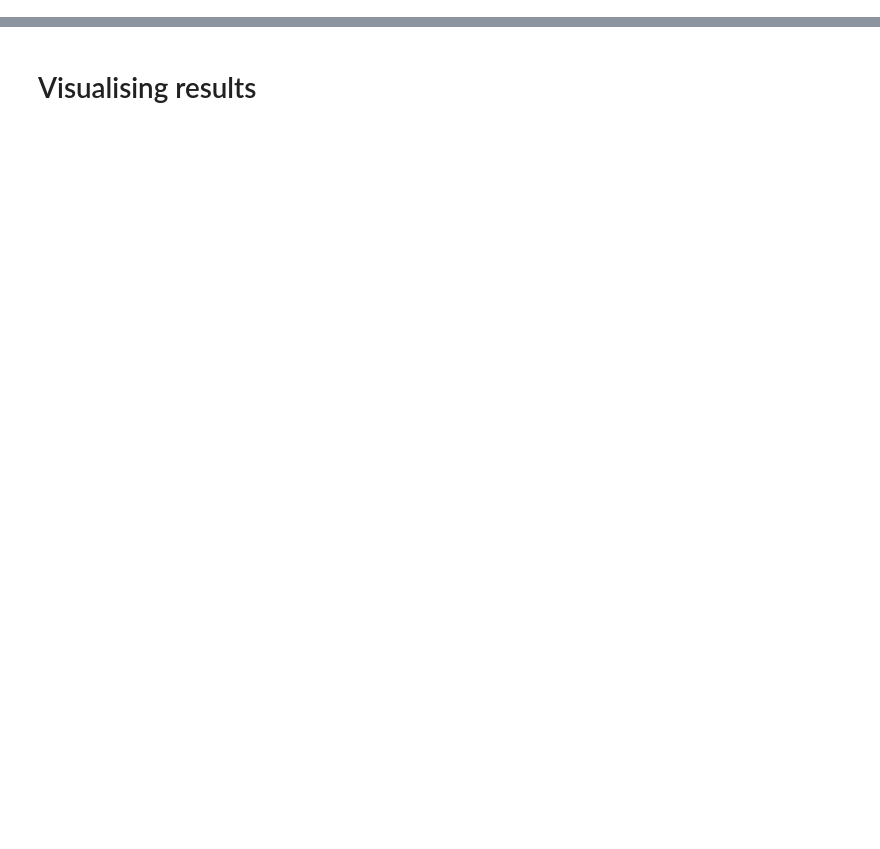
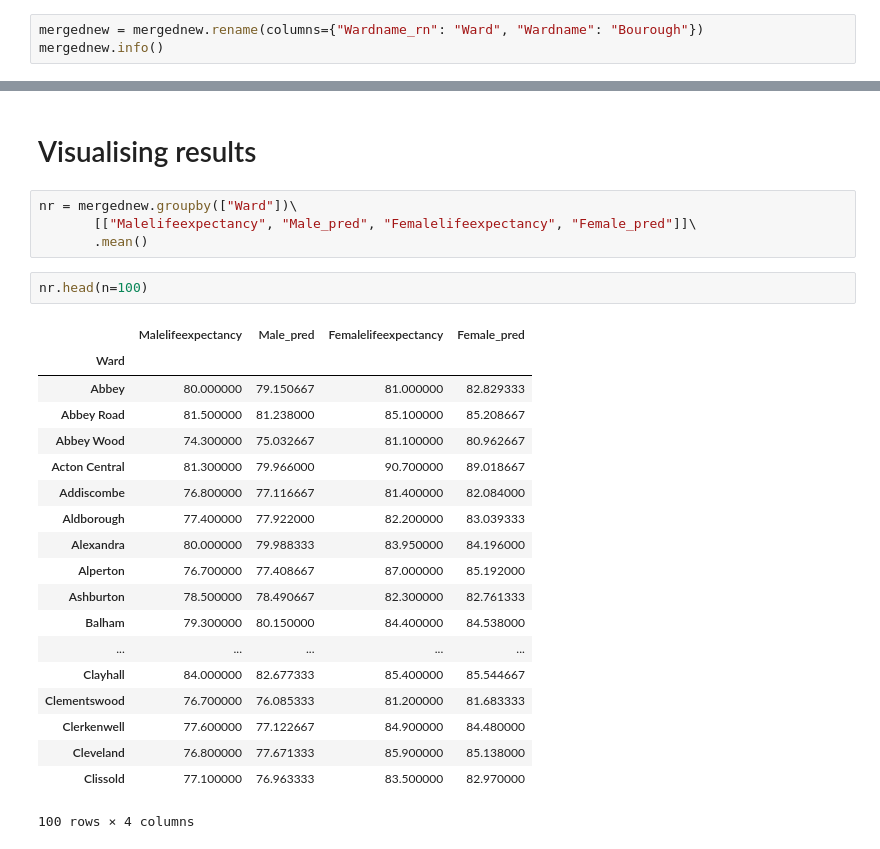
Before and after one commit to NathanKhadaroo/Group, a Jupyter notebook: group_task.ipynb, the cells around one changed output, grey strips where cells are left out. Cells and saved outputs as stored; diff of their text form; blank space fills up the shorter version.

```diff
--- a/group_task.ipynb
+++ b/group_task.ipynb
@@ -276,0 +272,3 @@ memory usage: 91.1+ KB
+# %%
+mergednew = mergednew.rename(columns={"Wardname_rn": "Ward", "Wardname": "Bourough"})
+mergednew.info()
@@ -277,2 +293,28 @@ memory usage: 91.1+ KB
 # %% [markdown]
 # Visualising results
+# %%
+nr = mergednew.groupby(["Ward"])\
+       [["Malelifeexpectancy", "Male_pred", "Femalelifeexpectancy", "Female_pred"]]\
+       .mean()
+# %%
+nr.head(n=100)
+# %% [output]
+|  | Malelifeexpectancy | Male_pred | Femalelifeexpectancy | Female_pred |
+| Ward |  |  |  |  |
+| Abbey | 80.000000 | 79.150667 | 81.000000 | 82.829333 |
+| Abbey Road | 81.500000 | 81.238000 | 85.100000 | 85.208667 |
+| Abbey Wood | 74.300000 | 75.032667 | 81.100000 | 80.962667 |
+| Acton Central | 81.300000 | 79.966000 | 90.700000 | 89.018667 |
+| Addiscombe | 76.800000 | 77.116667 | 81.400000 | 82.084000 |
+| Aldborough | 77.400000 | 77.922000 | 82.200000 | 83.039333 |
+| Alexandra | 80.000000 | 79.988333 | 83.950000 | 84.196000 |
+| Alperton | 76.700000 | 77.408667 | 87.000000 | 85.192000 |
+| Ashburton | 78.500000 | 78.490667 | 82.300000 | 82.761333 |
+| Balham | 79.300000 | 80.150000 | 84.400000 | 84.538000 |
+| ... | ... | ... | ... | ... |
+| Clayhall | 84.000000 | 82.677333 | 85.400000 | 85.544667 |
+| Clementswood | 76.700000 | 76.085333 | 81.200000 | 81.683333 |
+| Clerkenwell | 77.600000 | 77.122667 | 84.900000 | 84.480000 |
+| Cleveland | 76.800000 | 77.671333 | 85.900000 | 85.138000 |
+| Clissold | 77.100000 | 76.963333 | 83.500000 | 82.970000 |
+100 rows × 4 columns
```
Also changed, not shown: parts of 9 cells of this notebook, 1 other file.
